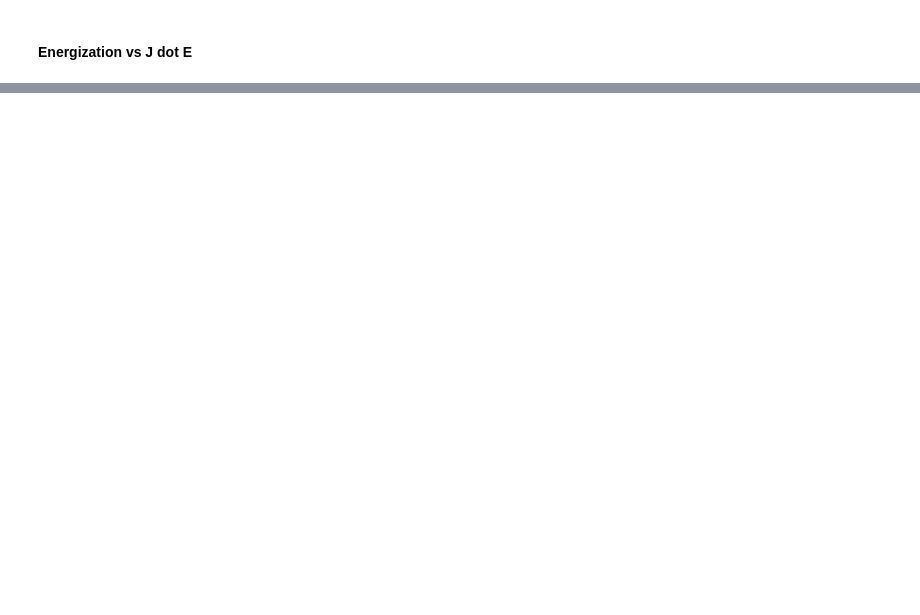
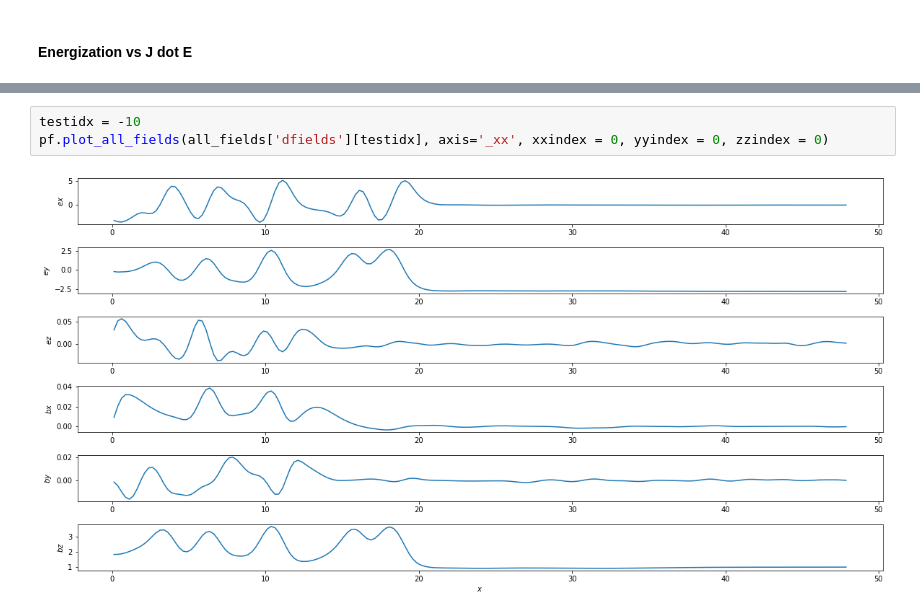
Before and after one commit to collinrbr/FPCAnalysis, a Jupyter notebook: dHybridR.ipynb, the cells around one changed output, grey strips where cells are left out. Drawn from its saved outputs; the diff is of its cells as text; blank space fills up the shorter version.

```diff
--- a/dHybridR.ipynb
+++ b/dHybridR.ipynb
@@ -277,0 +272,5 @@ plt.show()
+# %%
+testidx = -10
+pf.plot_all_fields(all_fields['dfields'][testidx], axis='_xx', xxindex = 0, yyindex = 0, zzindex = 0)
+# %% [output]
+[figure, added]
```
Also changed, not shown: parts of 27 cells of this notebook, 4 other files.
